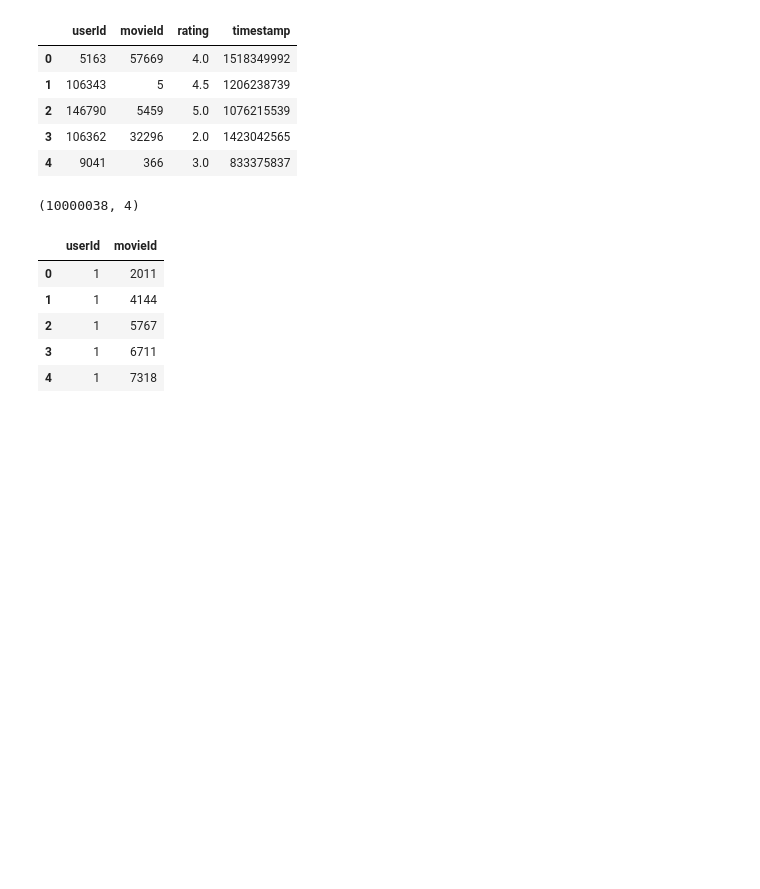
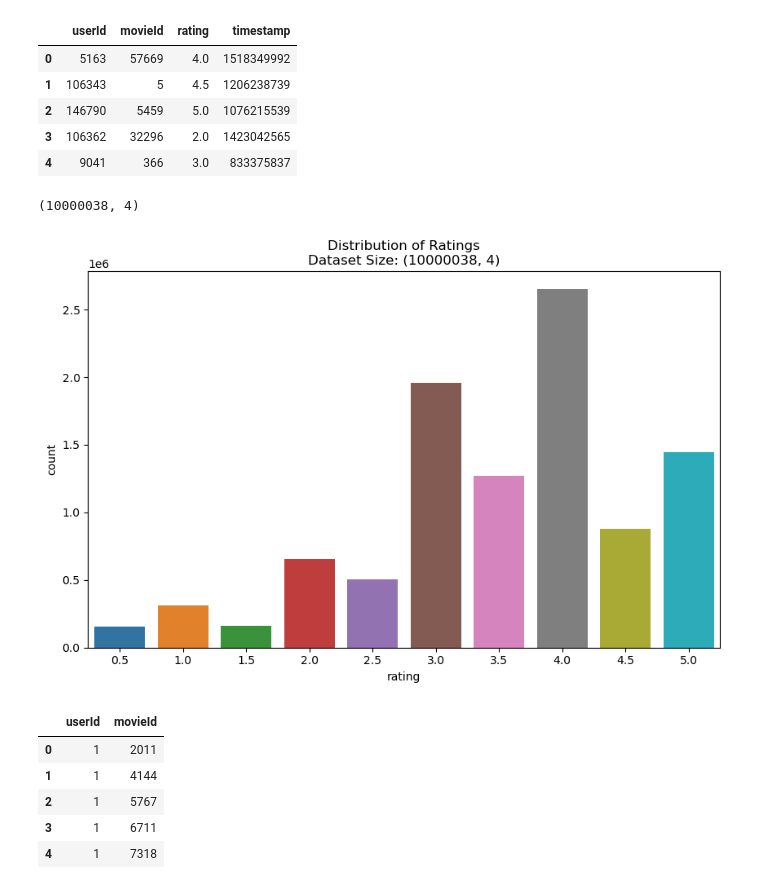
Before and after one commit to Th3mbi/Unsupervised-Notebook-2307FTDS-Team-JM4, a Jupyter notebook: Unsupervised Learning Notebook 2307FTDS Team JM4.ipynb, the cells around one changed output. Cells and saved outputs as stored; diff of their text form; code cells hidden in the pictures; blank space fills up the shorter version.

```diff
--- a/Unsupervised Learning Notebook 2307FTDS Team JM4.ipynb
+++ b/Unsupervised Learning Notebook 2307FTDS Team JM4.ipynb
@@ -169,6 +187,20 @@ train.head()
 train.shape
 # %% [output]
 (10000038, 4)
+# %%
+import pandas as pd
+import matplotlib.pyplot as plt
+import seaborn as sns
+
+# Distribution of Ratings
+plt.figure(figsize=(10, 6))
+sns.countplot(x='rating', data=train)
+plt.title('Distribution of Ratings\nDataset Size: {}'.format(train.shape))
+plt.xlabel('rating')
+plt.ylabel('count')
+plt.show()
+# %% [output]
+[figure, added]
 # %%
 test.head()
 # %% [output]
```
Also changed, not shown: parts of 49 cells of this notebook.
